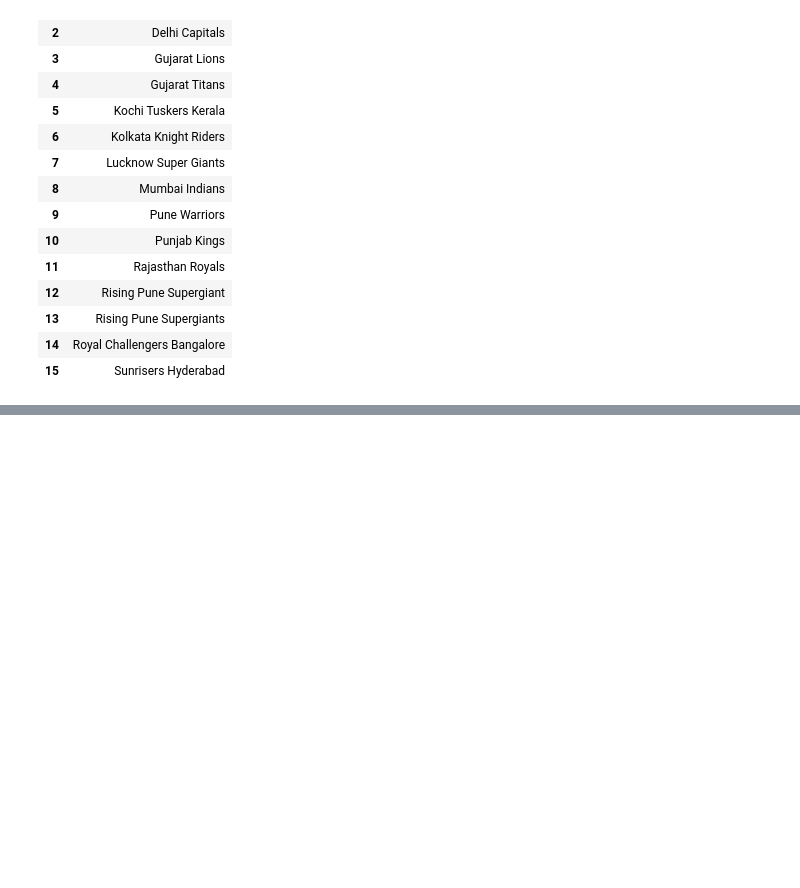
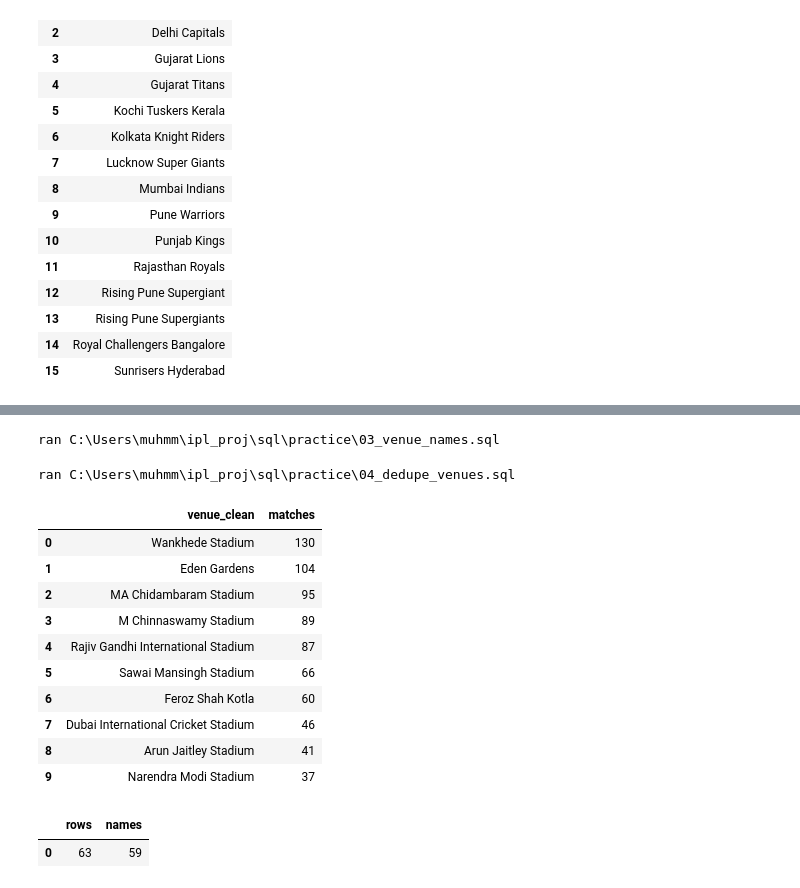
Before and after one commit to muhmmdnihasbca25dbi-hub/ipl_proj.3.1, a Jupyter notebook: notebooks/data_preperation.ipynb, the cells around one changed output, grey strips where cells are left out. Drawn from its saved outputs; the diff is of its cells as text; code cells hidden in the pictures; blank space fills up the shorter version.

```diff
--- a/notebooks/data_preperation.ipynb
+++ b/notebooks/data_preperation.ipynb
@@ -86,0 +101,31 @@ order by team_name_clean;': no such table: v_teams_clean
+# %%
+run_sql_file(r"C:\Users\muhmm\ipl_proj\sql\practice\03_venue_names.sql")
+# %% [output]
+ran C:\Users\muhmm\ipl_proj\sql\practice\03_venue_names.sql
+# %%
+run_sql_file(r"C:\Users\muhmm\ipl_proj\sql\practice\04_dedupe_venues.sql")
+# %% [output]
+ran C:\Users\muhmm\ipl_proj\sql\practice\04_dedupe_venues.sql
+# %%
+q("""select venue_clean, count(*) as matches
+from v_matches_venue
+group by venue_clean
+order by matches desc limit 10;""")
+# %% [output]
+|  | venue_clean | matches |
+| 0 | Wankhede Stadium | 130 |
+| 1 | Eden Gardens | 104 |
+| 2 | MA Chidambaram Stadium | 95 |
+| 3 | M Chinnaswamy Stadium | 89 |
+| 4 | Rajiv Gandhi International Stadium | 87 |
+| 5 | Sawai Mansingh Stadium | 66 |
+| 6 | Feroz Shah Kotla | 60 |
+| 7 | Dubai International Cricket Stadium | 46 |
+| 8 | Arun Jaitley Stadium | 41 |
+| 9 | Narendra Modi Stadium | 37 |
+# %%
+q("""select count(*) as rows,count(distinct venue) as names
+from venues;""")
+# %% [output]
+|  | rows | names |
+| 0 | 63 | 59 |
```
Also changed, not shown: parts of 17 cells of this notebook, 5 other files.
